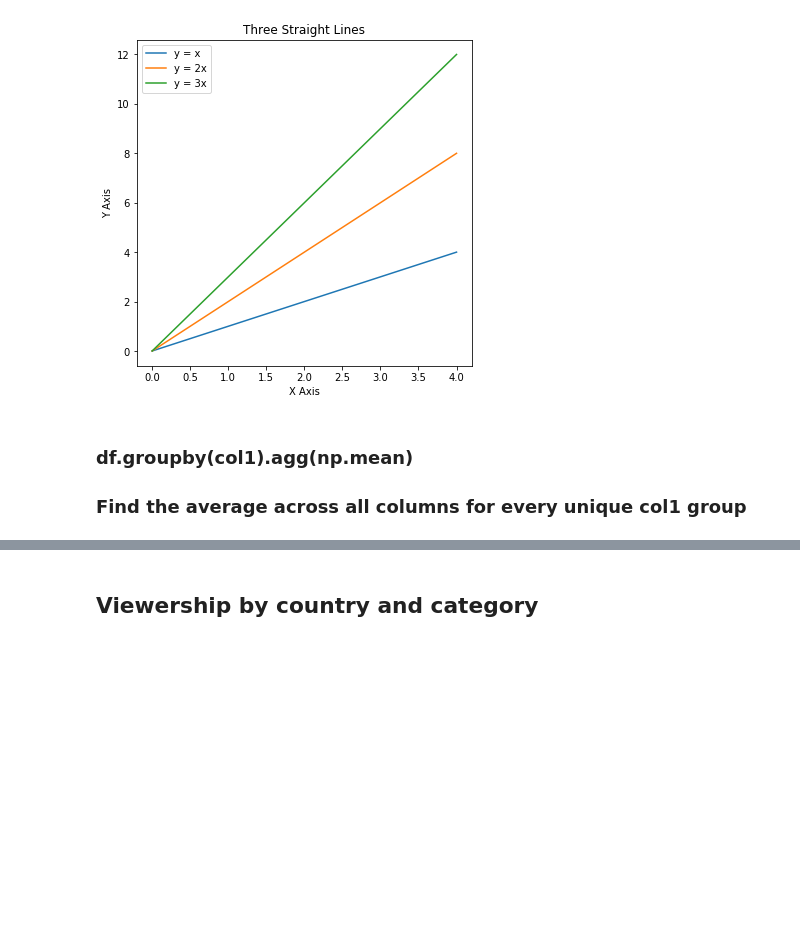
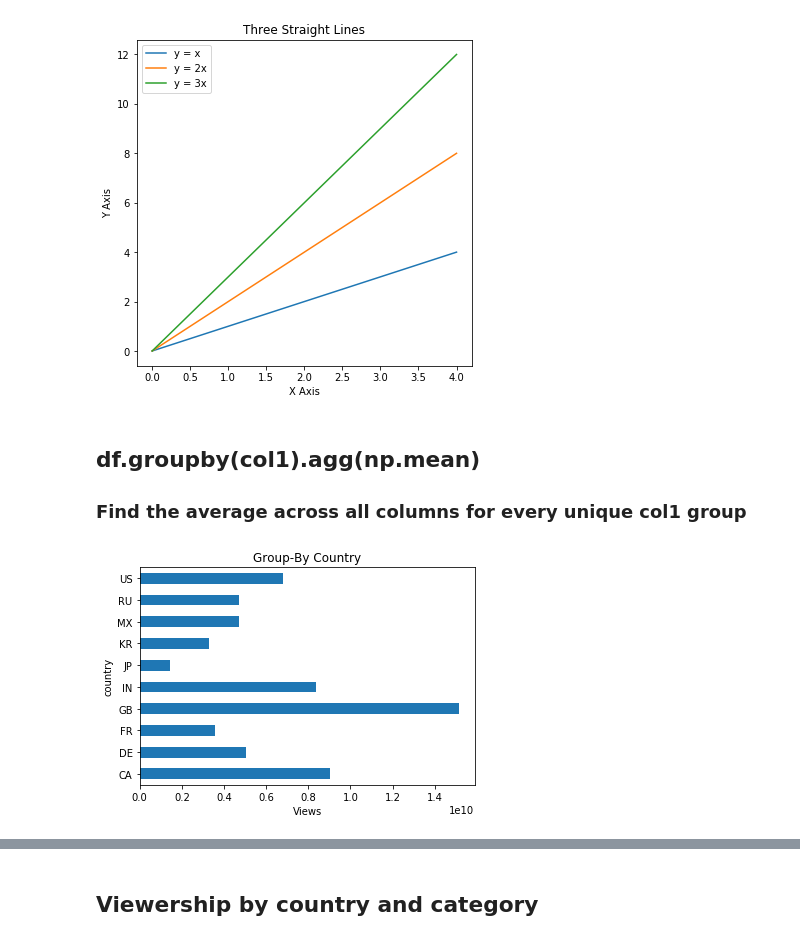
Before and after one commit to perezrm/YouTube_rmp, a Jupyter notebook: YouTube-data-copy.ipynb, the cells around one changed output, grey strips where cells are left out. Drawn from its saved outputs; the diff is of its cells as text; code cells hidden in the pictures; blank space fills up the shorter version.

```diff
--- a/YouTube-data-copy.ipynb
+++ b/YouTube-data-copy.ipynb
@@ -196,5 +195,13 @@ plt.show()
 # %% [output]
 [figure]
 # %% [markdown]
-### df.groupby(col1).agg(np.mean)
+## df.groupby(col1).agg(np.mean)
 ### Find the average across all columns for every unique col1 group
+# %%
+# 1e10 is 10,000,000,000
+
+df.groupby('country')['views'].agg('sum').plot(kind='barh',title='Group-By Country')
+
+plt.xlabel('Views');
+# %% [output]
+[figure, added]
```
Also changed, not shown: parts of 18 cells of this notebook.
